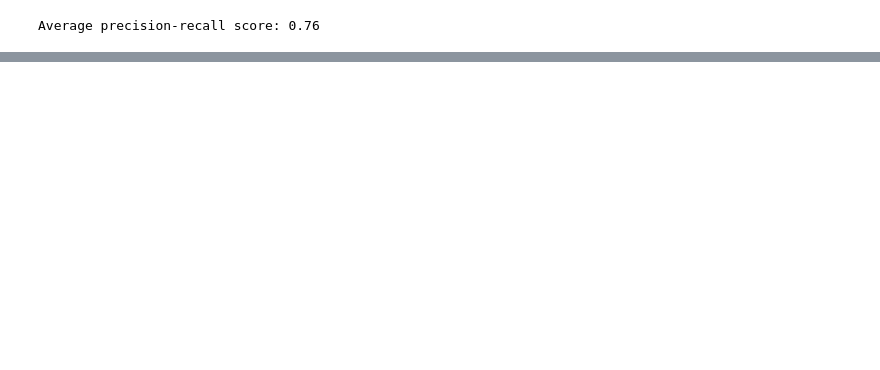
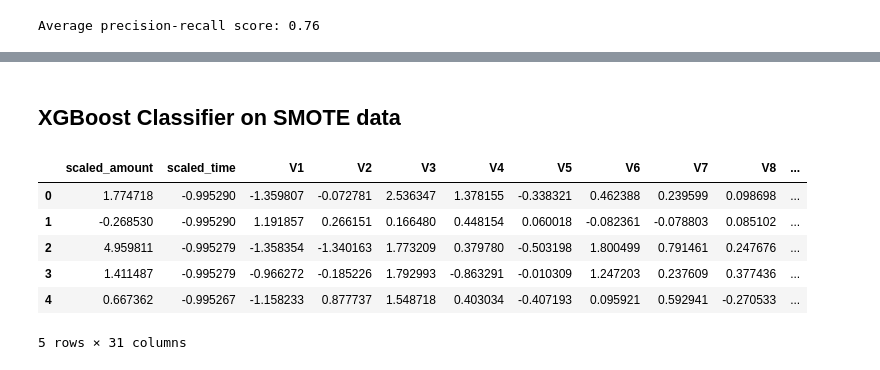
Before and after one commit to zineb-elarbaoui/FRAUD_DETECTION, a Jupyter notebook: notebooks/03_model_training.ipynb, the cells around one changed output, grey strips where cells are left out. Drawn from its saved outputs; the diff is of its cells as text; code cells hidden in the pictures; blank space fills up the shorter version.

Commit message:
train data using xgboost and SMOTE

```diff
--- a/notebooks/03_model_training.ipynb
+++ b/notebooks/03_model_training.ipynb
@@ -590,0 +591,15 @@ Fitting oversample data took :4.563598155975342 sec
+# %% [markdown]
+## XGBoost Classifier on SMOTE data
+# %%
+df_smote = pd.DataFrame(Xsm_train, columns=df.columns[:-1])
+df_smote['Class'] = ysm_train
+# %%
+df_smote.head()
+# %% [output]
+|  | scaled_amount | scaled_time | V1 | V2 | V3 | V4 | V5 | V6 | V7 | V8 | ... |
+| 0 | 1.774718 | -0.995290 | -1.359807 | -0.072781 | 2.536347 | 1.378155 | -0.338321 | 0.462388 | 0.239599 | 0.098698 | ... |
+| 1 | -0.268530 | -0.995290 | 1.191857 | 0.266151 | 0.166480 | 0.448154 | 0.060018 | -0.082361 | -0.078803 | 0.085102 | ... |
+| 2 | 4.959811 | -0.995279 | -1.358354 | -1.340163 | 1.773209 | 0.379780 | -0.503198 | 1.800499 | 0.791461 | 0.247676 | ... |
+| 3 | 1.411487 | -0.995279 | -0.966272 | -0.185226 | 1.792993 | -0.863291 | -0.010309 | 1.247203 | 0.237609 | 0.377436 | ... |
+| 4 | 0.667362 | -0.995267 | -1.158233 | 0.877737 | 1.548718 | 0.403034 | -0.407193 | 0.095921 | 0.592941 | -0.270533 | ... |
+5 rows × 31 columns
```
Also changed, not shown: parts of 24 cells of this notebook, 1 other file.
